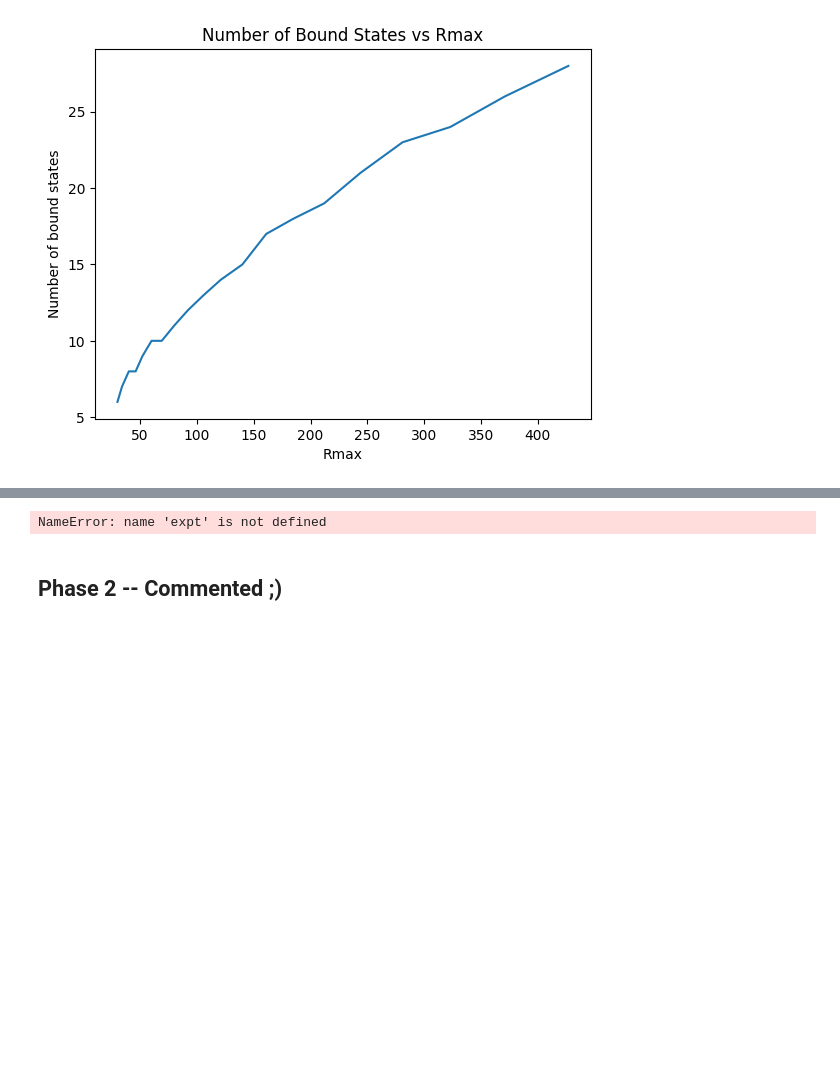
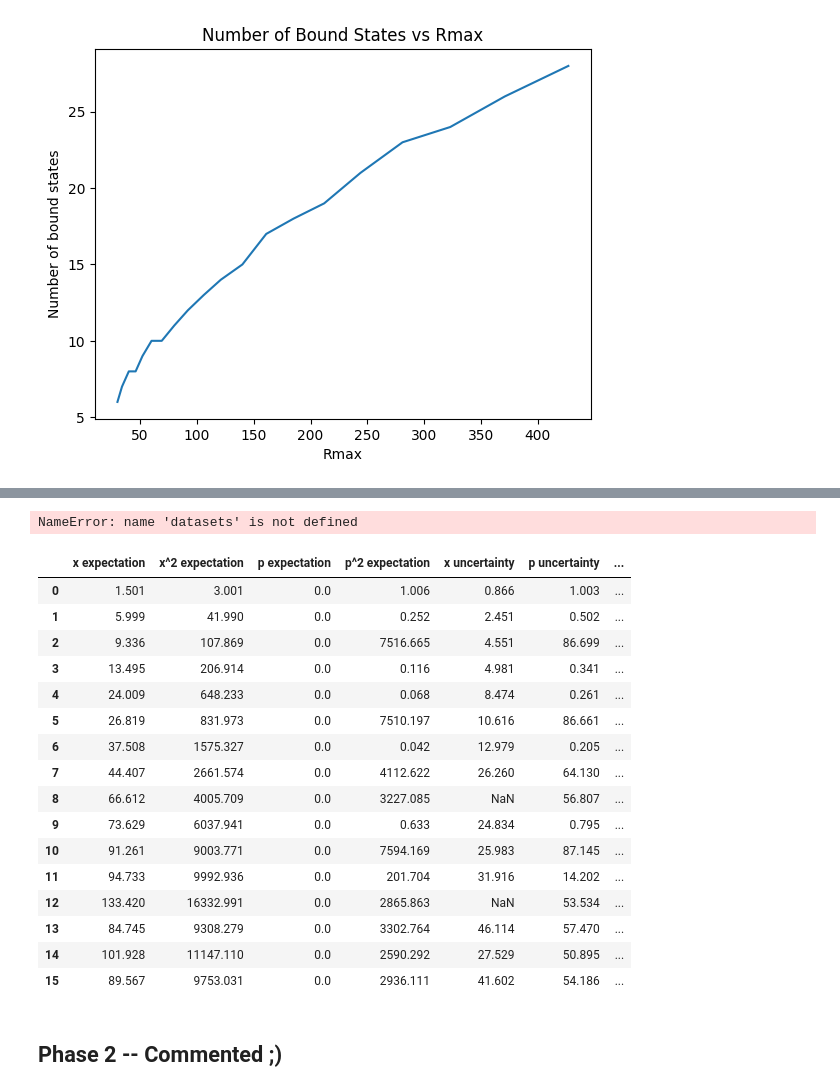
Before and after one commit to ivanj0se/stevebbg, a Jupyter notebook: Project5-2-fixed-2.ipynb, the cells around one changed output, grey strips where cells are left out. Cells and saved outputs as stored; diff of their text form; code cells hidden in the pictures; blank space fills up the shorter version.

```diff
--- a/Project5-2-fixed-2.ipynb
+++ b/Project5-2-fixed-2.ipynb
@@ -205,2 +199,17 @@ n, extent n^2 bohr, exact E - c^2:
 
 rmax is 150 bohr
+# %%
+#printing of energies and error for first 10 energy states:
+Elist10 = [
+    -0.5000065077547333,
+    -0.12500224440009333,
+    -0.05555634519623709,
+    -0.03125036587880459,
+    -0.02000019385741325,
+    -0.013888114193832735,
+    -0.010204202430031728,
+    -0.007804043012583861,
+    -0.006227771660633152,
+    -0.005002398716897005]
+for i in range(10):
+    print(f"n={i+1},E = {Elist10[i]}, E_exact ={Exact_list[i]}, Error = {np.abs(Elist10[i]-Exact_list[i])}, Percent error = {100*np.abs(Elist10[i]-Exact_list[i])/Exact_list[i]}")
@@ -507,3 +477,35 @@ Found 16 states for κ=-1, 16 states for κ=+1
+# %%
+#graphing from above cell
+for label, vecs, energies in datasets:
+    n_plot = min(max_states, vecs.shape[1])
+    for i in range(n_plot):
+        g = vecs[:n, i].real
+        f = vecs[n:, i].real
+        if g[np.argmax(np.abs(g))] < 0:
+            g = -g
+            f = -f
+
+        fig, (ax1, ax2) = plt.subplots(1, 2, figsize=(12, 4))
+
+        ax1.plot(r_grid, g, color='tab:blue')
+        ax1.set_ylabel('G(r)')
+        ax1.set_xlabel('r (bohr)')
+        ax1.set_title('Large component G(r)')
+        ax1.set_xlim(0, (i+1)**2 * 5)
+        ax1.axhline(0, color='gray', lw=0.5)
+
+        ax2.plot(r_grid, f, color='tab:orange')
+        ax2.set_ylabel('F(r)')
+        ax2.set_xlabel('r (bohr)')
+        ax2.set_title('Small component F(r)')
+        ax2.set_xlim(0, (i+1)**2 * 5)
+        ax2.axhline(0, color='gray', lw=0.5)
+
+        fig.suptitle(f'{label}  —  state {i+1},  ε = {energies[i]:.6f} Ha', fontsize=13)
+        plt.tight_layout()
+        plt.show()
+# %% [output]
+NameError: name 'datasets' is not defined
 # %%
 #expectations and uncertainty in a table with pandas
 
@@ -518,10 +520,7 @@ xu_list = []
 pu_list = []
 h_list = []
 
-for i in range(np.shape(evecs_normalized)[1]):
-
-
-
+for i in range(np.shape(evecs_normalized)[1]): #puts expectations in list for table, there is definitely a better way to do this
   expx=expt(i,x_op)
   expx2=expt(i,x2_op)
   expp=expt(i,p_op)
@@ -530,37 +529,51 @@ for i in range(np.shape(evecs_normalized)[1]):
   uncp= unc(expp2,expp)
 
   x_list.append(expx)
   x2_list.append(expx2)
   p_list.append(expp)
   p2_list.append(expp2)
   uncproduct = uncx*uncp
   xu_list.append(uncx)
   pu_list.append(uncp)
   h_list.append(uncproduct)
 
 
 
 
 
 df = pd.DataFrame({
   "x expectation": x_list,
   "x^2 expectation": x2_list,
   "p expectation": p_list,
   "p^2 expectation": p2_list,
   "x uncertainty": xu_list,
   "p uncertainty": pu_list,
   "product of uncertainties": h_list})
 df = df.round(3)
-df = np.real(df)
-df.loc
 
 
 
 
-[:, :] = np.real(df)
+df = df.apply(np.real)
 display(df)
 # %% [output]
-NameError: name 'expt' is not defined
+|  | x expectation | x^2 expectation | p expectation | p^2 expectation | x uncertainty | p uncertainty | ... |
+| 0 | 1.501 | 3.001 | 0.0 | 1.006 | 0.866 | 1.003 | ... |
+| 1 | 5.999 | 41.990 | 0.0 | 0.252 | 2.451 | 0.502 | ... |
+| 2 | 9.336 | 107.869 | 0.0 | 7516.665 | 4.551 | 86.699 | ... |
+| 3 | 13.495 | 206.914 | 0.0 | 0.116 | 4.981 | 0.341 | ... |
+| 4 | 24.009 | 648.233 | 0.0 | 0.068 | 8.474 | 0.261 | ... |
+| 5 | 26.819 | 831.973 | 0.0 | 7510.197 | 10.616 | 86.661 | ... |
+| 6 | 37.508 | 1575.327 | 0.0 | 0.042 | 12.979 | 0.205 | ... |
+| 7 | 44.407 | 2661.574 | 0.0 | 4112.622 | 26.260 | 64.130 | ... |
+| 8 | 66.612 | 4005.709 | 0.0 | 3227.085 | NaN | 56.807 | ... |
+| 9 | 73.629 | 6037.941 | 0.0 | 0.633 | 24.834 | 0.795 | ... |
+| 10 | 91.261 | 9003.771 | 0.0 | 7594.169 | 25.983 | 87.145 | ... |
+| 11 | 94.733 | 9992.936 | 0.0 | 201.704 | 31.916 | 14.202 | ... |
+| 12 | 133.420 | 16332.991 | 0.0 | 2865.863 | NaN | 53.534 | ... |
+| 13 | 84.745 | 9308.279 | 0.0 | 3302.764 | 46.114 | 57.470 | ... |
+| 14 | 101.928 | 11147.110 | 0.0 | 2590.292 | 27.529 | 50.895 | ... |
+| 15 | 89.567 | 9753.031 | 0.0 | 2936.111 | 41.602 | 54.186 | ... |
 # %% [markdown]
 ## Phase 2 -- Commented ;)
 # %%
```
Also changed, not shown: parts of 11 cells of this notebook.
